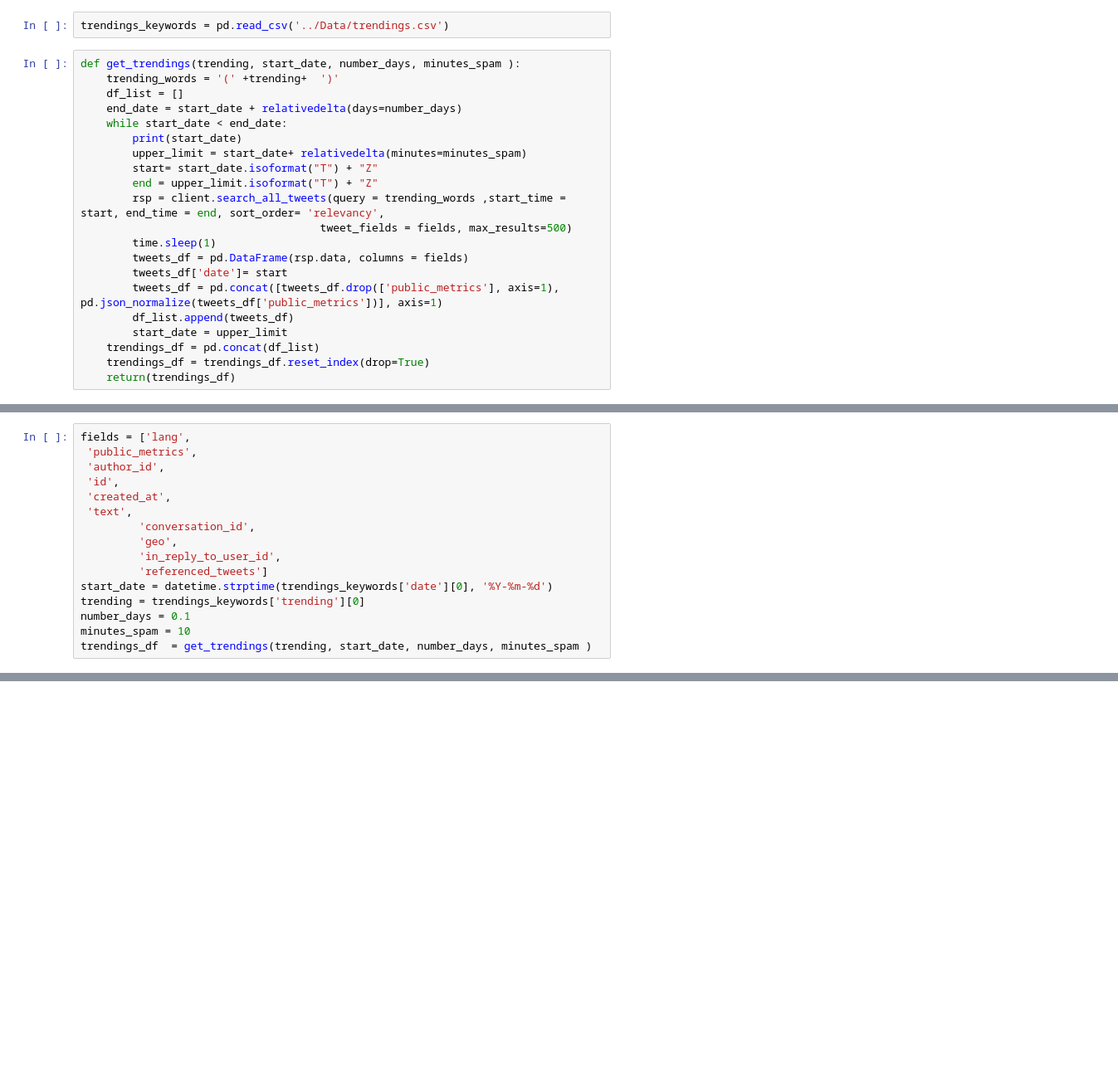
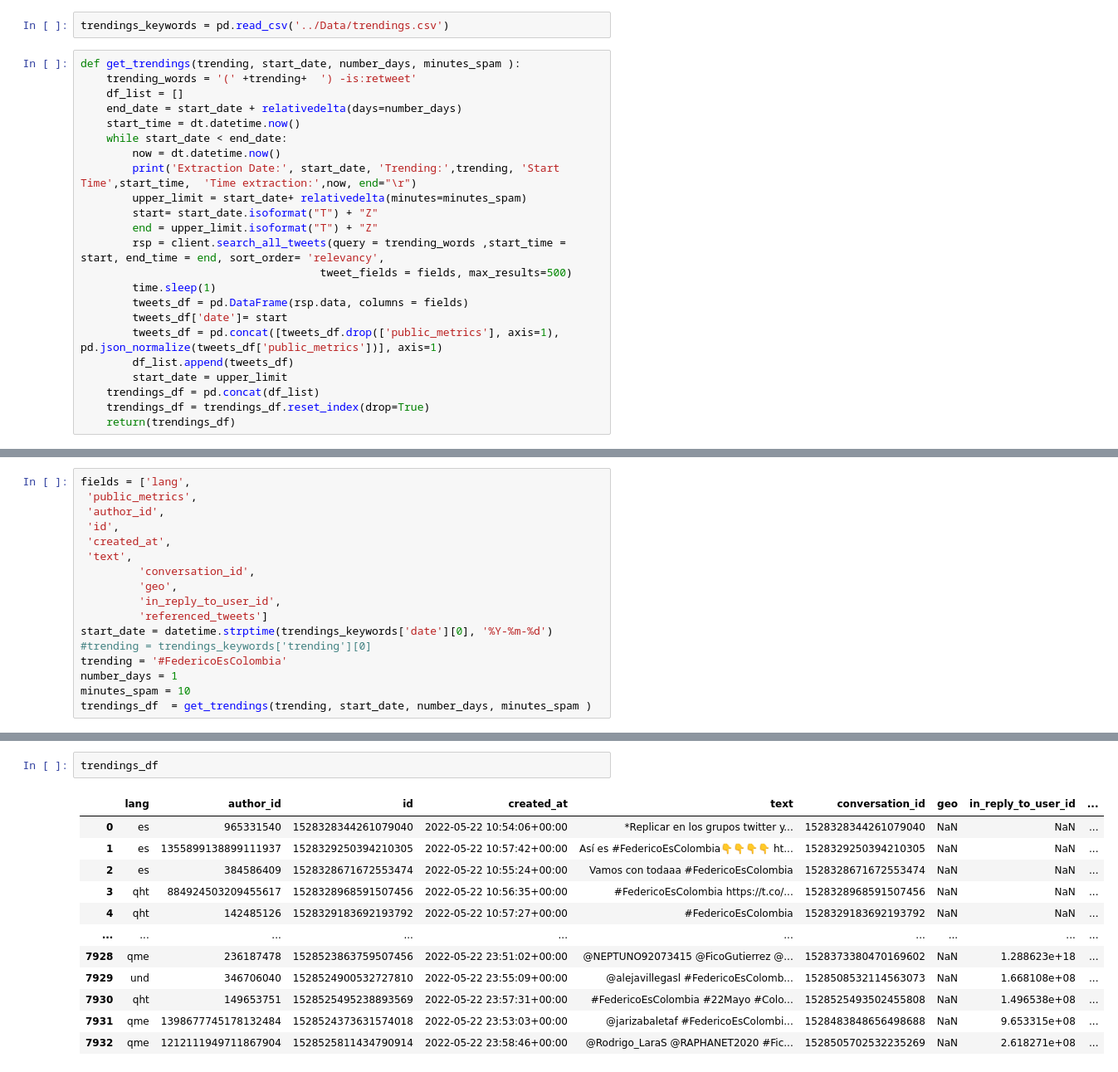
Before and after one commit to jjiguaran/Emotions_analysis, a Jupyter notebook: Code/Trending_tweets.ipynb, the cells around one changed output, grey strips where cells are left out. Shown: that part at 83% size. Drawn from its saved outputs; the diff is of its cells as text; blank space fills up the shorter version.

```diff
--- a/Code/Trending_tweets.ipynb
+++ b/Code/Trending_tweets.ipynb
@@ -13,11 +22,13 @@ client = tweepy.Client(bearer_token = "AAAAAAAAAAAAAAAAAAAAAKKEcwEAAAAA1VgzT5upn
 trendings_keywords = pd.read_csv('../Data/trendings.csv')
 # %%
 def get_trendings(trending, start_date, number_days, minutes_spam ):
-    trending_words = '(' +trending+  ')'
+    trending_words = '(' +trending+  ') -is:retweet'
     df_list = []
     end_date = start_date + relativedelta(days=number_days)
+    start_time = dt.datetime.now()
     while start_date < end_date:
-        print(start_date)
+        now = dt.datetime.now()
+        print('Extraction Date:', start_date, 'Trending:',trending, 'Start Time',start_time,  'Time extraction:',now, end="\r")
         upper_limit = start_date+ relativedelta(minutes=minutes_spam)
         start= start_date.isoformat("T") + "Z"
         end = upper_limit.isoformat("T") + "Z"
@@ -44,8 +65,9 @@ fields = ['lang',
          'in_reply_to_user_id',
          'referenced_tweets']
 start_date = datetime.strptime(trendings_keywords['date'][0], '%Y-%m-%d')
-trending = trendings_keywords['trending'][0]
-number_days = 0.1
+#trending = trendings_keywords['trending'][0]
+trending = '#FedericoEsColombia'
+number_days = 1
 minutes_spam = 10
 trendings_df  = get_trendings(trending, start_date, number_days, minutes_spam )
 # %% [output]
@@ -66,0 +77,15 @@ trendings_df  = get_trendings(trending, start_date, number_days, minutes_spam )
+# %%
+trendings_df
+# %% [output]
+|  | lang | author_id | id | created_at | text | conversation_id | geo | in_reply_to_user_id | ... |
+| 0 | es | 965331540 | 1528328344261079040 | 2022-05-22 10:54:06+00:00 | *Replicar en los grupos twitter y... | 1528328344261079040 | NaN | NaN | ... |
+| 1 | es | 1355899138899111937 | 1528329250394210305 | 2022-05-22 10:57:42+00:00 | Así es #FedericoEsColombia👇👇👇👇 ht... | 1528329250394210305 | NaN | NaN | ... |
+| 2 | es | 384586409 | 1528328671672553474 | 2022-05-22 10:55:24+00:00 | Vamos con todaaa #FedericoEsColombia | 1528328671672553474 | NaN | NaN | ... |
+| 3 | qht | 884924503209455617 | 1528328968591507456 | 2022-05-22 10:56:35+00:00 | #FedericoEsColombia https://t.co/... | 1528328968591507456 | NaN | NaN | ... |
+| 4 | qht | 142485126 | 1528329183692193792 | 2022-05-22 10:57:27+00:00 | #FedericoEsColombia | 1528329183692193792 | NaN | NaN | ... |
+| ... | ... | ... | ... | ... | ... | ... | ... | ... | ... |
+| 7928 | qme | 236187478 | 1528523863759507456 | 2022-05-22 23:51:02+00:00 | @NEPTUNO92073415 @FicoGutierrez @... | 1528373380470169602 | NaN | 1.288623e+18 | ... |
+| 7929 | und | 346706040 | 1528524900532727810 | 2022-05-22 23:55:09+00:00 | @alejavillegasl #FedericoEsColomb... | 1528508532114563073 | NaN | 1.668108e+08 | ... |
+| 7930 | qht | 149653751 | 1528525495238893569 | 2022-05-22 23:57:31+00:00 | #FedericoEsColombia #22Mayo #Colo... | 1528525493502455808 | NaN | 1.496538e+08 | ... |
+| 7931 | qme | 1398677745178132484 | 1528524373631574018 | 2022-05-22 23:53:03+00:00 | @jarizabaletaf #FedericoEsColombi... | 1528483848656498688 | NaN | 9.653315e+08 | ... |
+| 7932 | qme | 1212111949711867904 | 1528525811434790914 | 2022-05-22 23:58:46+00:00 | @Rodrigo_LaraS @RAPHANET2020 #Fic... | 1528505702532235269 | NaN | 2.618271e+08 | ... |
```
Also changed, not shown: parts of 9 cells of this notebook.
